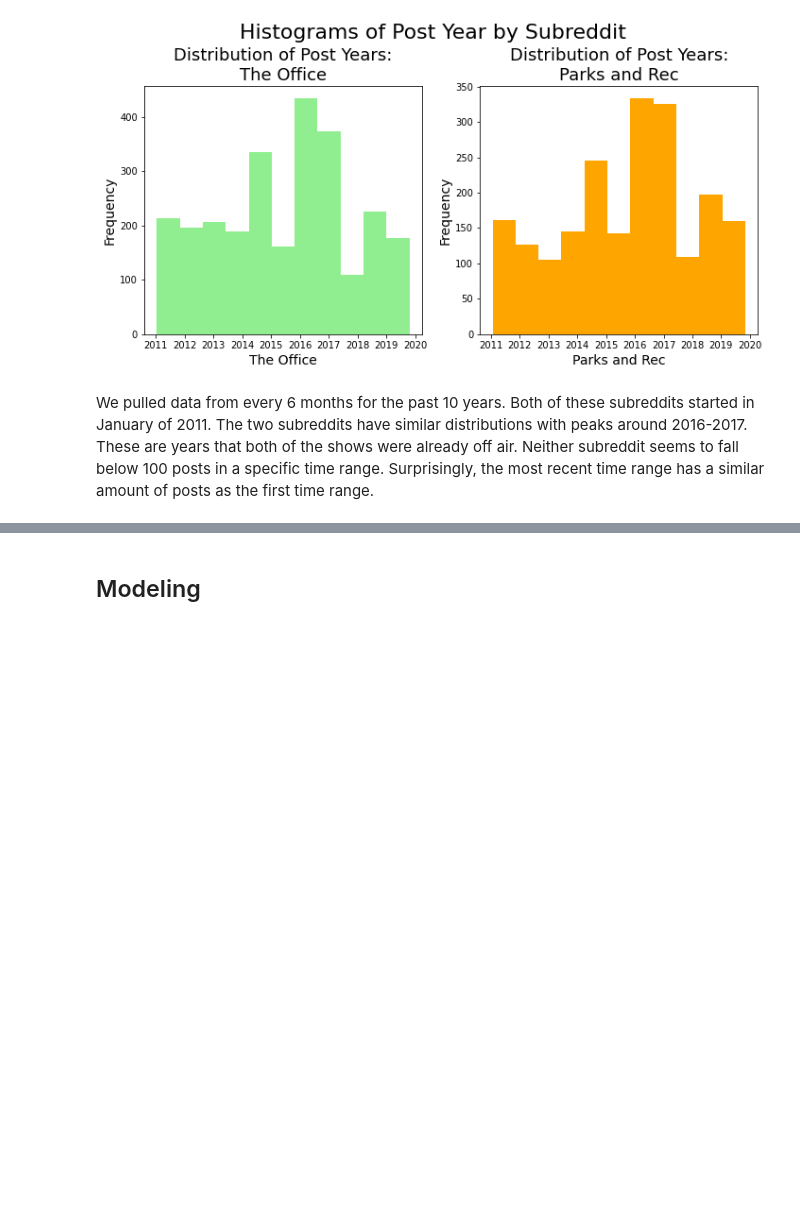
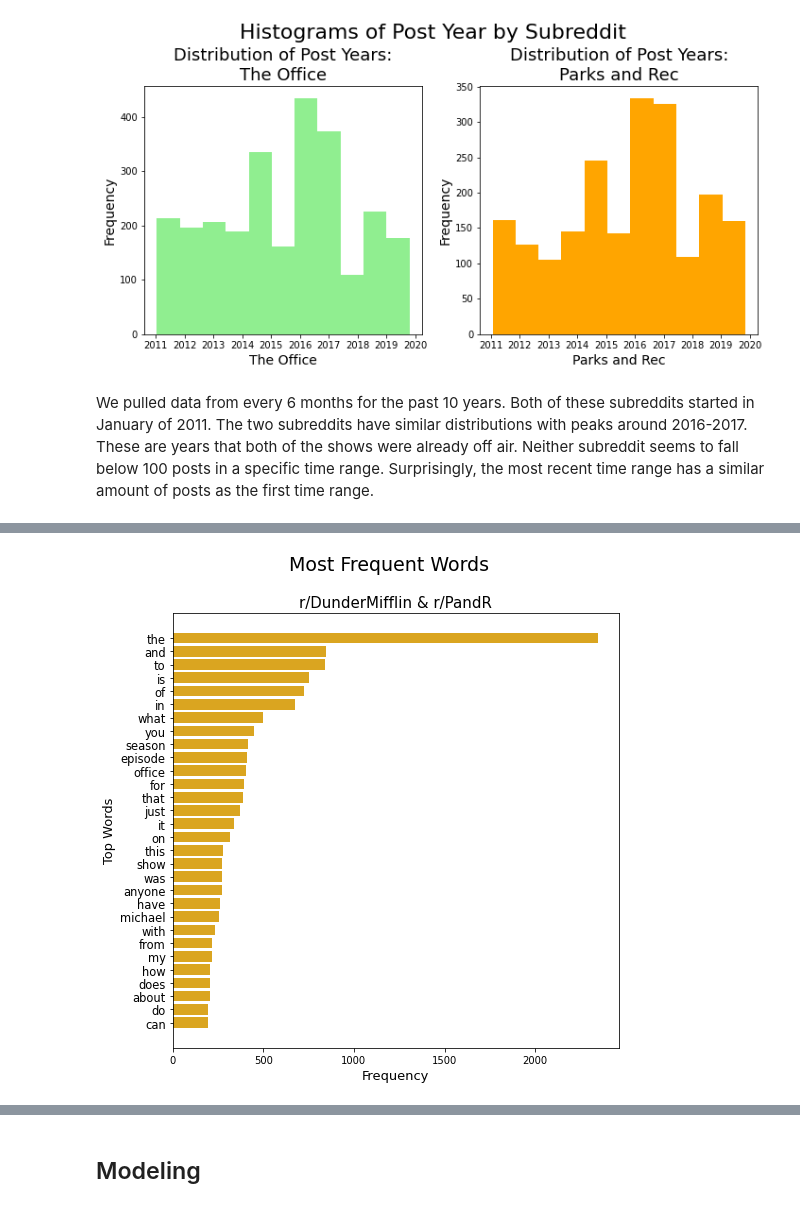
Before and after one commit to dmedellin2/reddit_classification, a Jupyter notebook: code/reddit-classification-models.ipynb, the cells around one changed output, grey strips where cells are left out. Saved outputs shown, nothing was run; the diff lists cells and outputs as text; code cells hidden in the pictures; blank space fills up the shorter version.

```diff
--- a/code/reddit-classification-models.ipynb
+++ b/code/reddit-classification-models.ipynb
@@ -343,0 +243,10 @@ stopwords = list(parks_top_30.intersection(off_top_30))
+# %%
+# creating count vectorizer to look at frequent words
+cvec = CountVectorizer()
+X_text = reddit['title']
+# %%
+X_text = cvec.fit_transform(X_text)
+X_text_df = pd.DataFrame(X_text.toarray(), columns = cvec.get_feature_names())
+# %%
+# grabbing top 30 words
+top_words = X_text_df.sum().sort_values(ascending=False)[:30]
@@ -343,0 +273,10 @@ stopwords = list(parks_top_30.intersection(off_top_30))
+# %%
+plt.figure(figsize=(8,8))
+plt.barh(y=top_words.index[::-1],width=top_words[::-1],color='goldenrod')
+plt.suptitle('Most Frequent Words',size=19)
+plt.title('r/DunderMifflin & r/PandR',size=15)
+plt.xlabel('Frequency',size=13)
+plt.ylabel('Top Words',size=13)
+plt.yticks(size=11.5);
+# %% [output]
+[figure, added]
```
Also changed, not shown: parts of 49 cells of this notebook, 1 other file.
